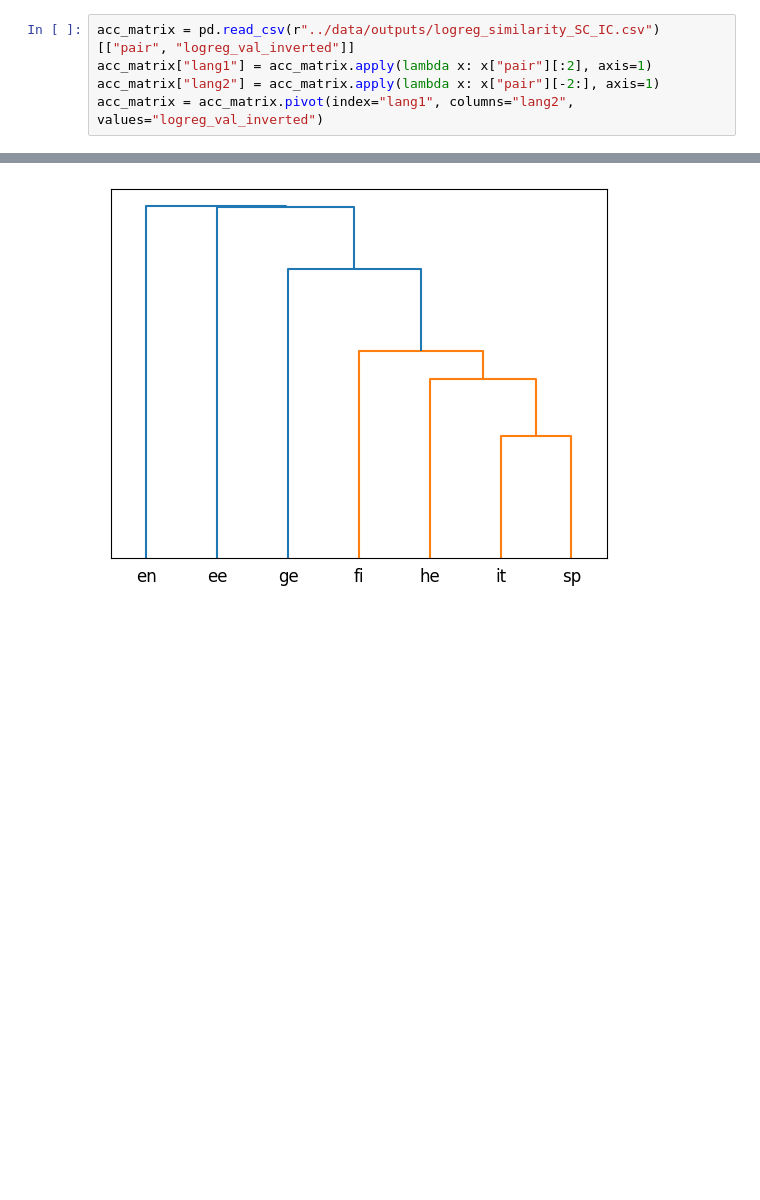
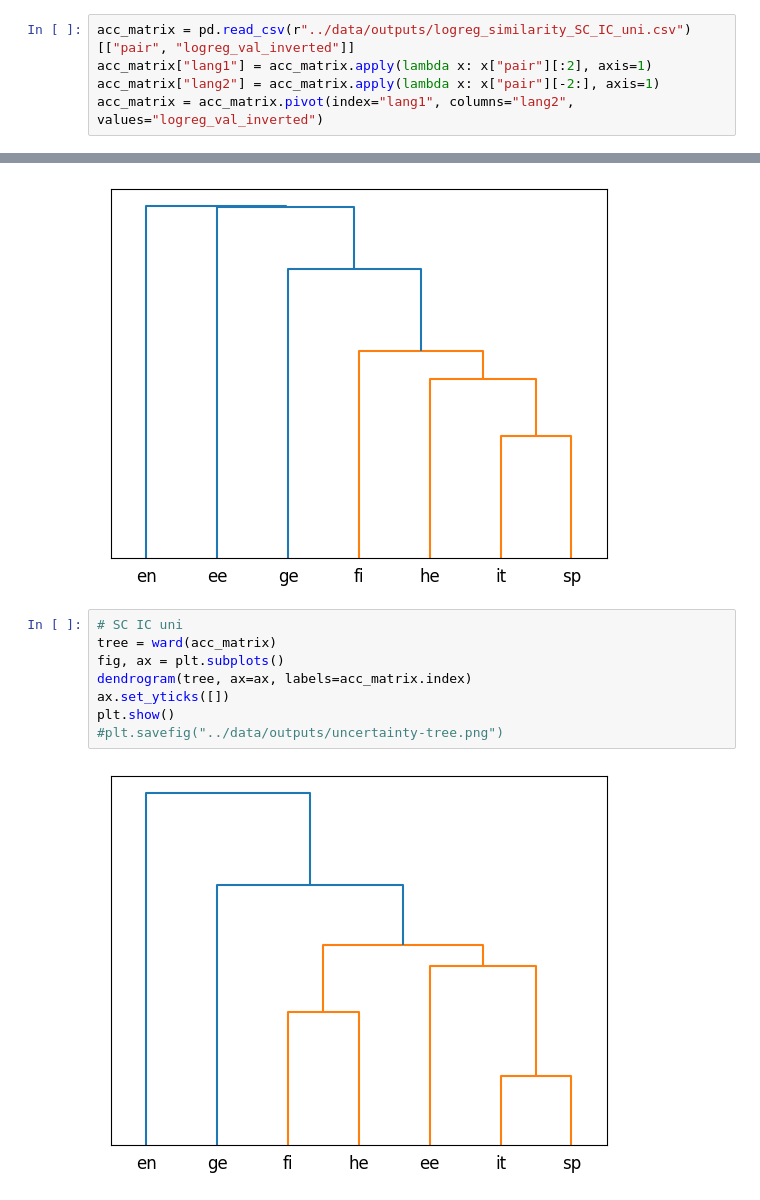
Before and after one commit to linaskerath/ANLP_project, a Jupyter notebook: scripts/7_plots.ipynb, the cells around one changed output, grey strips where cells are left out. Drawn from its saved outputs; the diff is of its cells as text; blank space fills up the shorter version.

```diff
--- a/scripts/7_plots.ipynb
+++ b/scripts/7_plots.ipynb
@@ -130,7 +147,7 @@ plt.savefig("../data/outputs/linguistic-tree.png")
 [figure]
 <Figure size 640x480 with 0 Axes>
 # %%
-acc_matrix = pd.read_csv(r"../data/outputs/logreg_similarity_SC_IC.csv")[["pair", "logreg_val_inverted"]]
+acc_matrix = pd.read_csv(r"../data/outputs/logreg_similarity_SC_IC_uni.csv")[["pair", "logreg_val_inverted"]]
 acc_matrix["lang1"] = acc_matrix.apply(lambda x: x["pair"][:2], axis=1)
 acc_matrix["lang2"] = acc_matrix.apply(lambda x: x["pair"][-2:], axis=1)
 acc_matrix = acc_matrix.pivot(index="lang1", columns="lang2", values="logreg_val_inverted")
@@ -155,3 +172,13 @@ plt.show()
 #plt.savefig("../data/outputs/uncertainty-tree.png")
 # %% [output]
 [figure]
+# %%
+# SC IC uni
+tree = ward(acc_matrix)
+fig, ax = plt.subplots()
+dendrogram(tree, ax=ax, labels=acc_matrix.index)
+ax.set_yticks([])
+plt.show()
+#plt.savefig("../data/outputs/uncertainty-tree.png")
+# %% [output]
+[figure, added]
```
Also changed, not shown: parts of 4 cells of this notebook, 2 other files.
